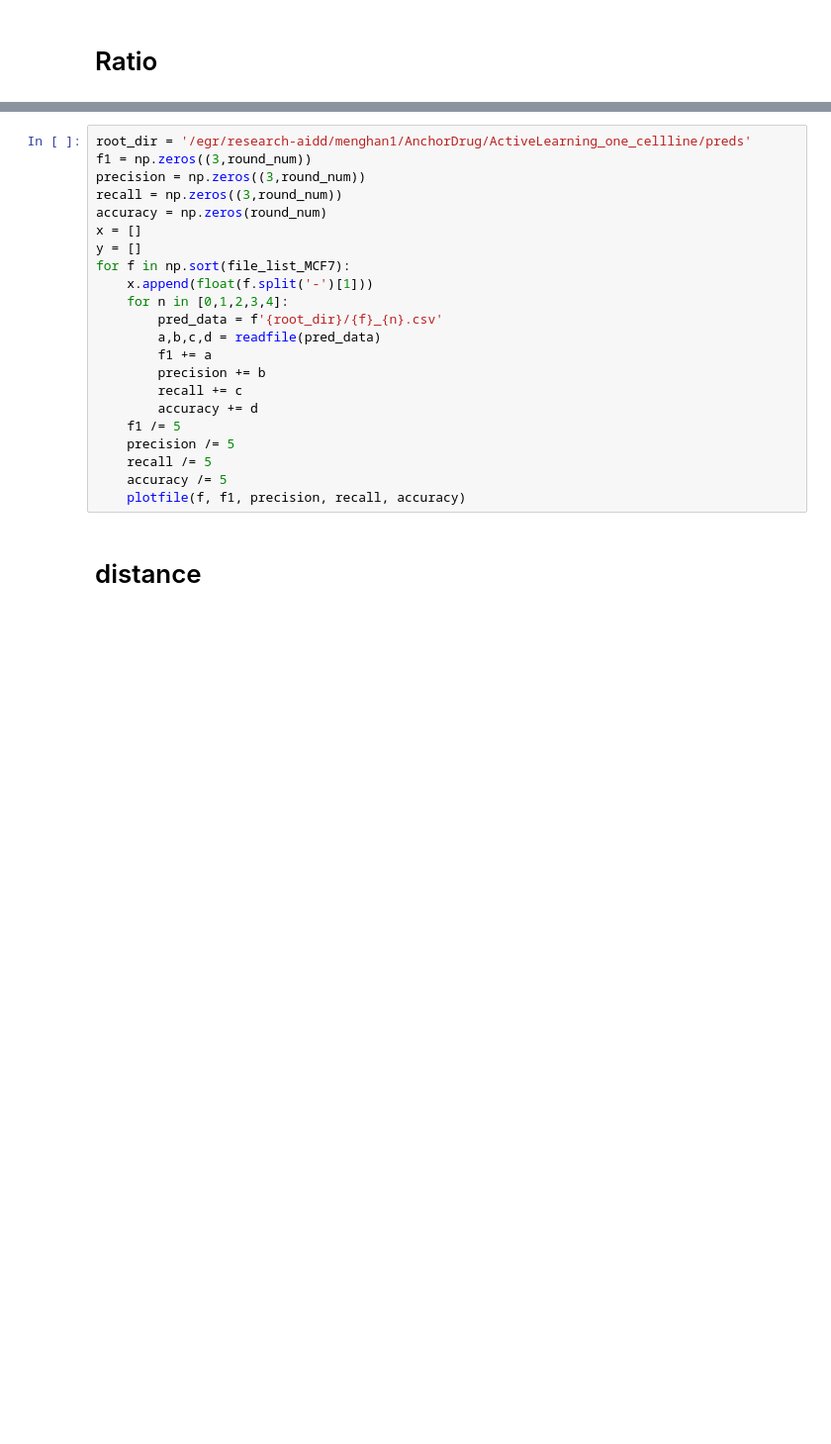
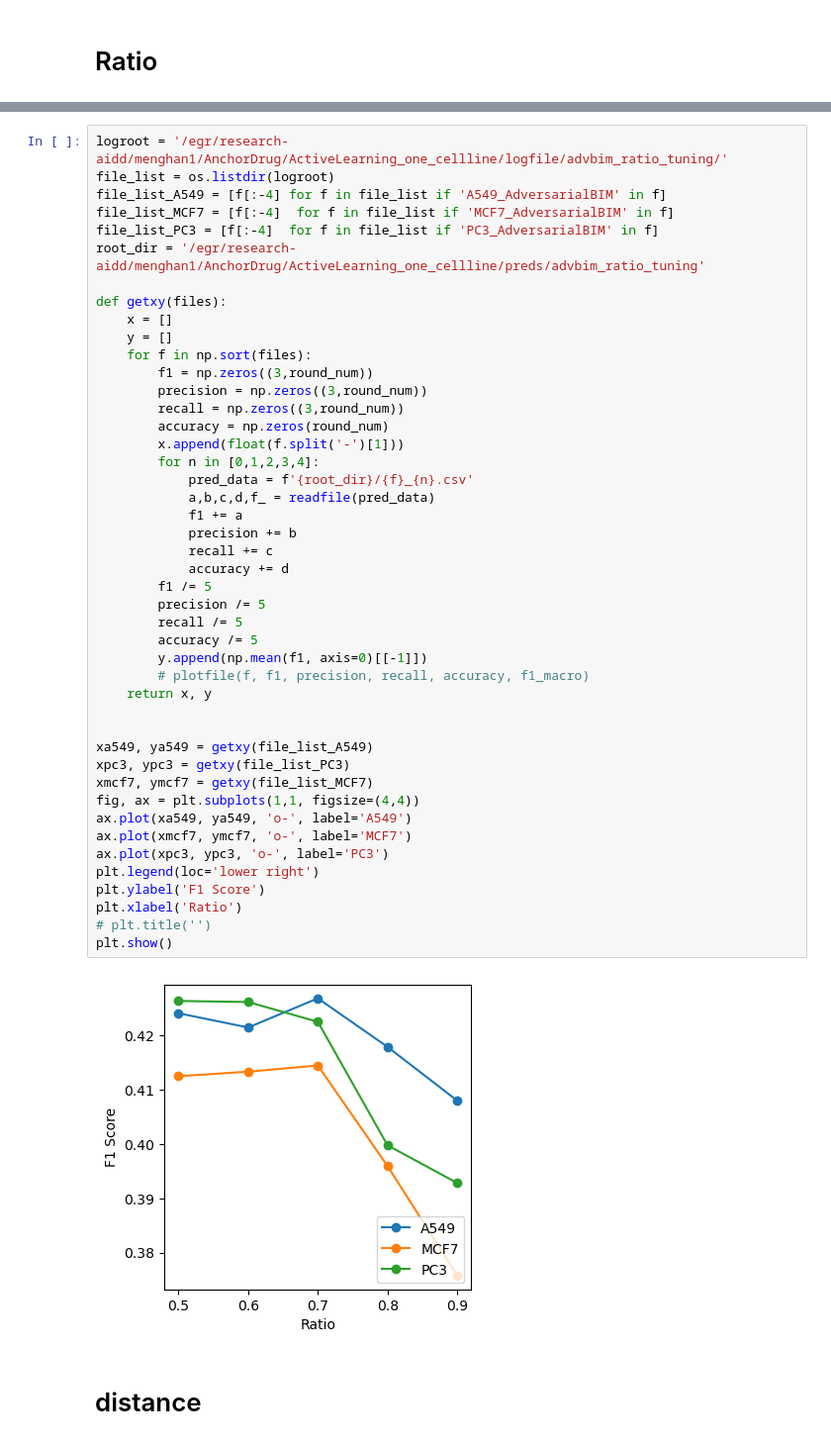
Before and after one commit to dearhannah/AnchorDrug_official, a Jupyter notebook: DataAnalysis/advBIM_hyperparameter.ipynb, the cells around one changed output, grey strips where cells are left out. Shown at 99% size. Cells and saved outputs as stored; diff of their text form; blank space fills up the shorter version.

```diff
--- a/DataAnalysis/advBIM_hyperparameter.ipynb
+++ b/DataAnalysis/advBIM_hyperparameter.ipynb
@@ -137,24 +53,49 @@ plt.show()
 # %%
-root_dir = '/egr/research-aidd/menghan1/AnchorDrug/ActiveLearning_one_cellline/preds'
-f1 = np.zeros((3,round_num))
-precision = np.zeros((3,round_num))
-recall = np.zeros((3,round_num))
-accuracy = np.zeros(round_num)
-x = []
-y = []
-for f in np.sort(file_list_MCF7):
-    x.append(float(f.split('-')[1]))
-    for n in [0,1,2,3,4]:
-        pred_data = f'{root_dir}/{f}_{n}.csv'
-        a,b,c,d = readfile(pred_data)
-        f1 += a
-        precision += b
-        recall += c
-        accuracy += d
-    f1 /= 5
-    precision /= 5
-    recall /= 5
-    accuracy /= 5
-    plotfile(f, f1, precision, recall, accuracy)
+logroot = '/egr/research-aidd/menghan1/AnchorDrug/ActiveLearning_one_cellline/logfile/advbim_ratio_tuning/'
+file_list = os.listdir(logroot)
+file_list_A549 = [f[:-4] for f in file_list if 'A549_AdversarialBIM' in f]
+file_list_MCF7 = [f[:-4]  for f in file_list if 'MCF7_AdversarialBIM' in f]
+file_list_PC3 = [f[:-4]  for f in file_list if 'PC3_AdversarialBIM' in f]
+root_dir = '/egr/research-aidd/menghan1/AnchorDrug/ActiveLearning_one_cellline/preds/advbim_ratio_tuning'
+
+def getxy(files):
+    x = []
+    y = []
+    for f in np.sort(files):
+        f1 = np.zeros((3,round_num))
+        precision = np.zeros((3,round_num))
+        recall = np.zeros((3,round_num))
+        accuracy = np.zeros(round_num)
+        x.append(float(f.split('-')[1]))
+        for n in [0,1,2,3,4]:
+            pred_data = f'{root_dir}/{f}_{n}.csv'
+            a,b,c,d,f_ = readfile(pred_data)
+            f1 += a
+            precision += b
+            recall += c
+            accuracy += d
+        f1 /= 5
+        precision /= 5
+        recall /= 5
+        accuracy /= 5
+        y.append(np.mean(f1, axis=0)[[-1]])
+        # plotfile(f, f1, precision, recall, accuracy, f1_macro)
+    return x, y
+
+
+xa549, ya549 = getxy(file_list_A549)
+xpc3, ypc3 = getxy(file_list_PC3)
+xmcf7, ymcf7 = getxy(file_list_MCF7)
+fig, ax = plt.subplots(1,1, figsize=(4,4))
+ax.plot(xa549, ya549, 'o-', label='A549')
+ax.plot(xmcf7, ymcf7, 'o-', label='MCF7')
+ax.plot(xpc3, ypc3, 'o-', label='PC3')
+plt.legend(loc='lower right')
+plt.ylabel('F1 Score')
+plt.xlabel('Ratio')
+# plt.title('')
+plt.show()
+# %% [output]
+[figure, added]
 # %% [markdown]
 # distance
```
Also changed, not shown: parts of 18 cells of this notebook, 7 other files.
